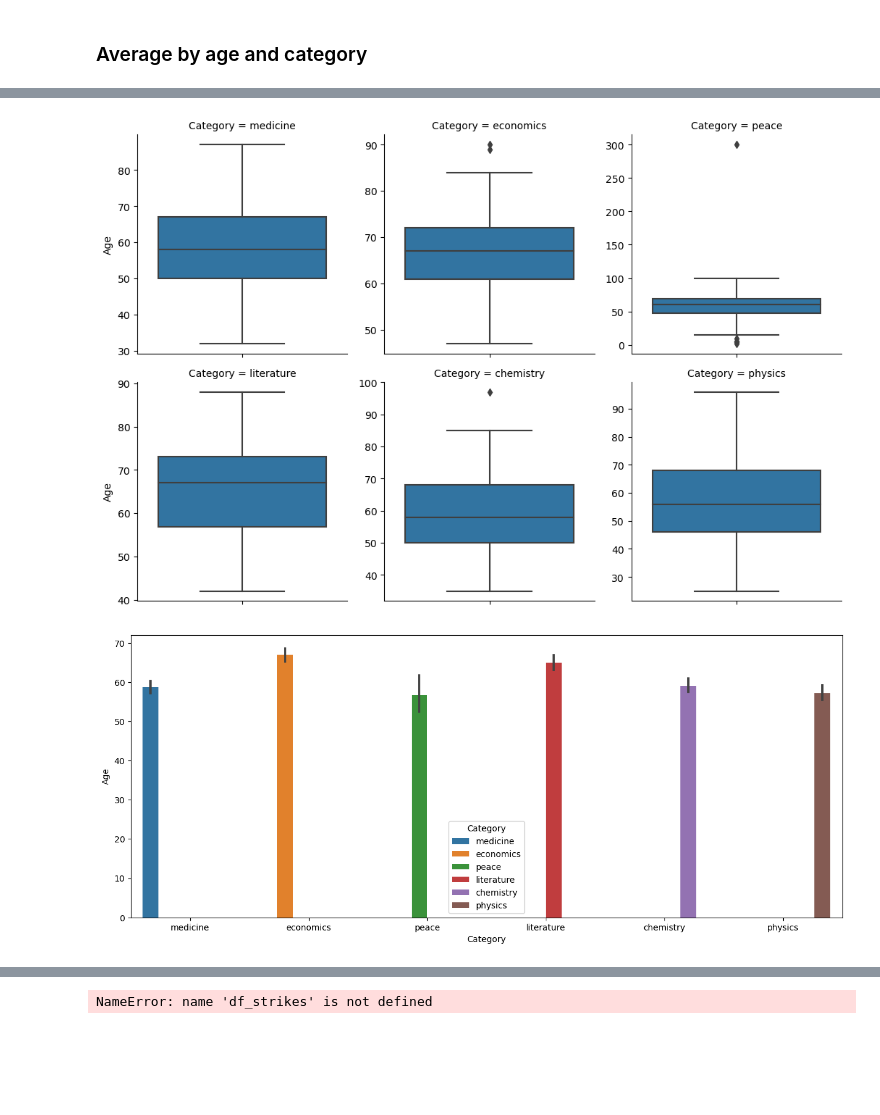
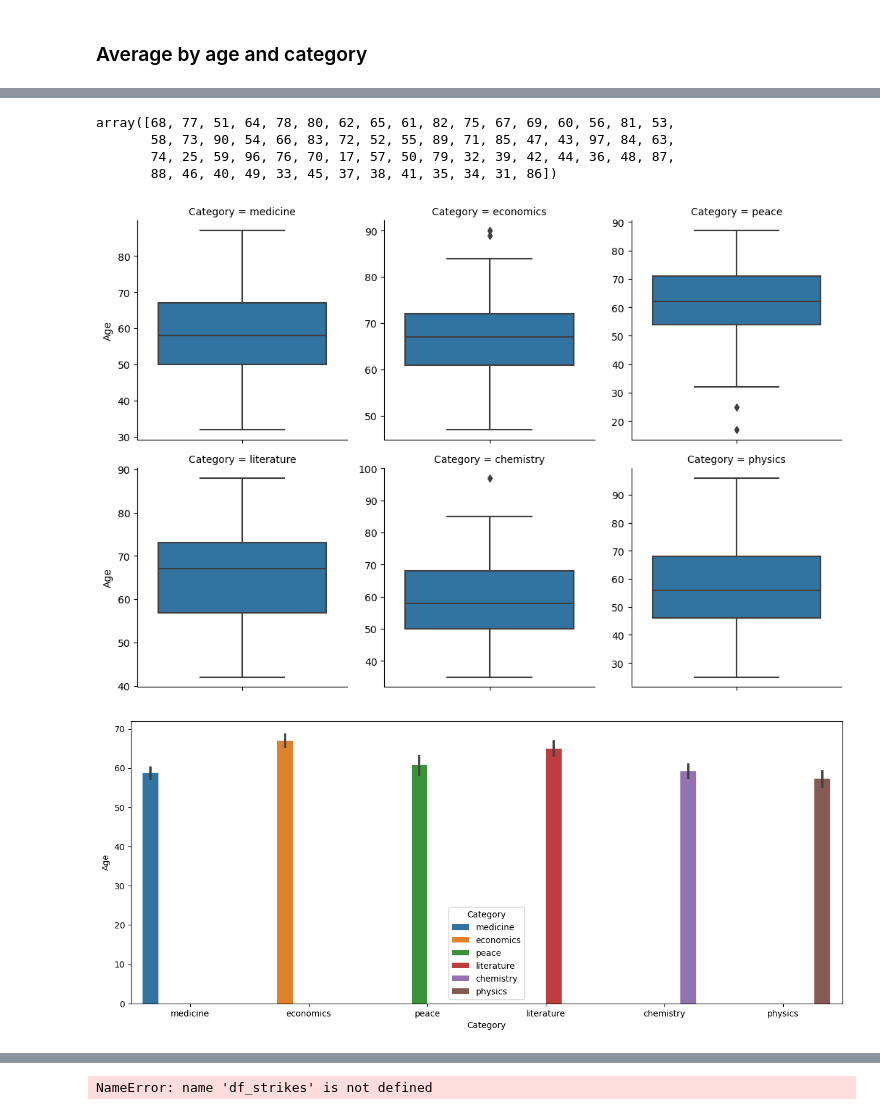
Before and after one commit to SarahB21/Project2024, a Jupyter notebook: ProjectLabelLaureate.ipynb, the cells around one changed output, grey strips where cells are left out. Drawn from its saved outputs; the diff is of its cells as text; code cells hidden in the pictures; blank space fills up the shorter version.

```diff
--- a/ProjectLabelLaureate.ipynb
+++ b/ProjectLabelLaureate.ipynb
@@ -544,3 +486,0 @@ array([1955, 1946, 1972, 1959, 1945, 1943, 1961, 1958, 1962, 1941, 1947,
-# %%
-nobel_data['Age']=nobel_data['Year']-nobel_data['Year_born']
-nobel_data['Age'].unique() # verify there isnt somthing not logic
@@ -553,0 +494,2 @@ array([ 68,  77,  51,  64,  78,  80,  62,  65,  61,  82,  75,  67,  69,
+# %%
+nobel_data_filtered = nobel_data[~nobel_data['Gender'].str.contains('org')].copy()
@@ -553,0 +505,9 @@ array([ 68,  77,  51,  64,  78,  80,  62,  65,  61,  82,  75,  67,  69,
+# %%
+# Utiliser une expression régulière pour extraire les années
+nobel_data_filtered['Year of birth'] = nobel_data_filtered['Born'].str.extract(r'(\d{4})')
+
+# Supprimer les lignes avec des années manquantes ou non valides
+nobel_data_filtered = nobel_data_filtered[nobel_data_filtered['Year of birth'].notnull()]
+
+# Convertir la colonne "Year of birth" en entiers
+nobel_data_filtered['Year of birth'] = nobel_data_filtered['Year of birth'].astype(int)
@@ -554,14 +520,22 @@ array([ 68,  77,  51,  64,  78,  80,  62,  65,  61,  82,  75,  67,  69,
+# %%
+nobel_data_filtered['Age'] = nobel_data_filtered['Year'] - nobel_data_filtered['Year of birth']
+nobel_data_filtered['Age'].unique() # Check if all the ages are logic
+# %% [output]
+array([68, 77, 51, 64, 78, 80, 62, 65, 61, 82, 75, 67, 69, 60, 56, 81, 53,
+       58, 73, 90, 54, 66, 83, 72, 52, 55, 89, 71, 85, 47, 43, 97, 84, 63,
+       74, 25, 59, 96, 76, 70, 17, 57, 50, 79, 32, 39, 42, 44, 36, 48, 87,
+       88, 46, 40, 49, 33, 45, 37, 38, 41, 35, 34, 31, 86])
 # %%
-g = sns.FacetGrid(data = nobel_data, col="Category",  col_wrap=3 ,sharex = False, sharey= False, height=3.5)
+g = sns.FacetGrid(data = nobel_data_filtered, col="Category",  col_wrap=3 ,sharex = False, sharey= False, height=3.5)
 g.map_dataframe(sns.boxplot, y = 'Age')
 plt.show()
 # %% [output]
-[figure, old version]
+[figure, new version]
 # %%
 plt.figure(figsize=(15,6))
-sns.barplot(data=nobel_data, x="Category", y='Age',hue="Category")
+sns.barplot(data=nobel_data_filtered, x="Category", y='Age',hue="Category")
 plt.show()
 # %% [output]
-[figure, old version]
+[figure, new version]
 # %%
 plt.figure(figsize=(35,6))
```
Also changed, not shown: parts of 37 cells of this notebook.
